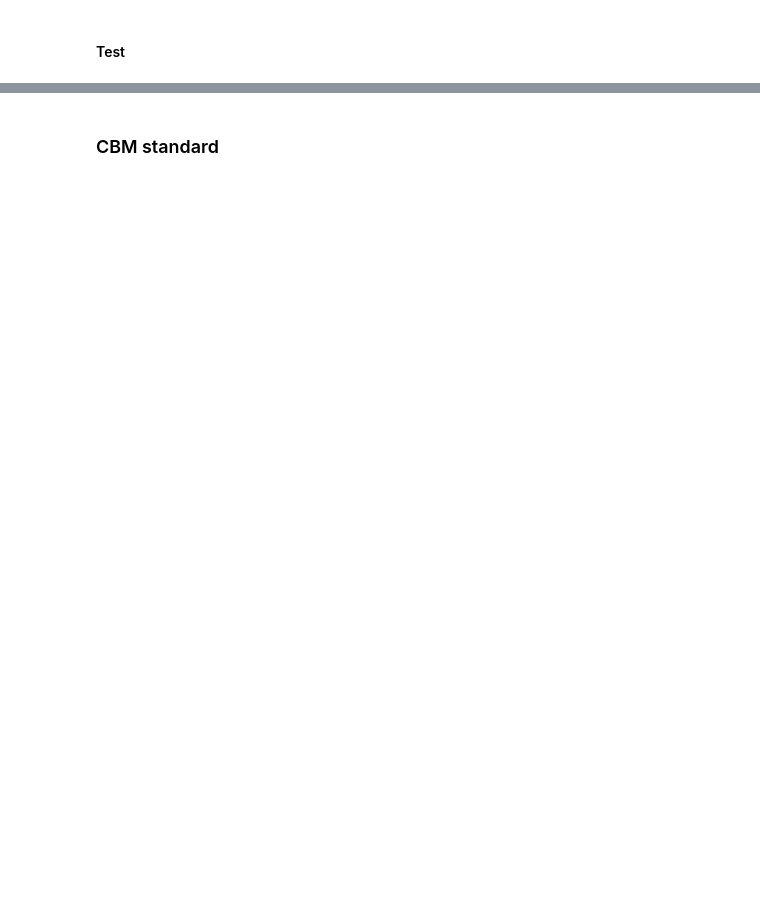
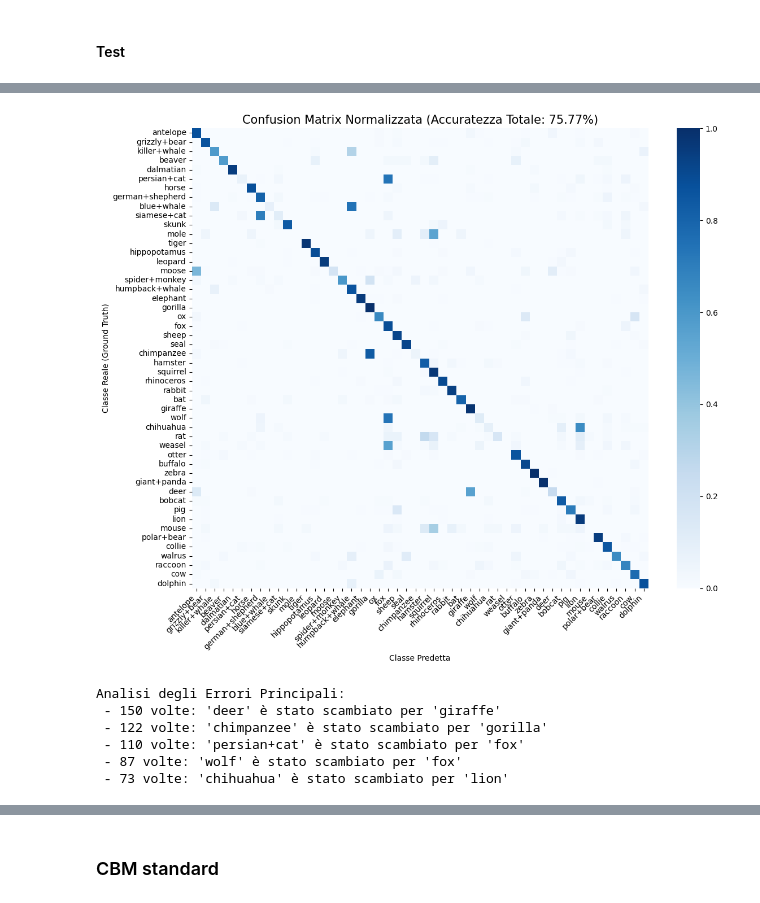
Before and after one commit to stefano-gamba/BoxEmbeddingCBM, a Jupyter notebook: notebooks/sequential_training.ipynb, the cells around one changed output, grey strips where cells are left out. Cells and saved outputs as stored; diff of their text form; code cells hidden in the pictures; blank space fills up the shorter version.

```diff
--- a/notebooks/sequential_training.ipynb
+++ b/notebooks/sequential_training.ipynb
@@ -363,13 +395,12 @@ plot_history(cp_history)
 # %% [markdown]
 #### Test
 # %%
-accuracy, preds, labels = test_cbm_classifier(
-     model=cp_model,
-     test_dataloader=test_dataloader,
-     class_concept_matrix=class_concept_matrix,
-     boxes_tensor=box_tensors,
-     device="cuda" if torch.cuda.is_available() else "cpu",
-     info=info,
-     bipolar=bipolar,
-     oracle=True,
+cp_accuracy, cp_preds, cp_labels = test_sequential_cbm(
+    cp_cls,
+    cp_concept_predictor,
+    test_dataloader,
+    box_tensors,
+    class_concept_matrix,
+    device,
+    info,
 )
@@ -376,5 +425,13 @@ accuracy, preds, labels = test_cbm_classifier(
 # %%
-plot_test_results(accuracy, preds, labels, class_names=classes)
+plot_test_results(cp_accuracy, cp_preds, cp_labels, class_names=classes)
+# %% [output]
+[figure, added]
+Analisi degli Errori Principali:
+ - 150 volte: 'deer' è stato scambiato per 'giraffe'
+ - 122 volte: 'chimpanzee' è stato scambiato per 'gorilla'
+ - 110 volte: 'persian+cat' è stato scambiato per 'fox'
+ - 87 volte: 'wolf' è stato scambiato per 'fox'
+ - 73 volte: 'chihuahua' è stato scambiato per 'lion'
 # %%
 from src.CHM.interpretation import explain_prediction
 
```
Also changed, not shown: parts of 32 cells of this notebook.
